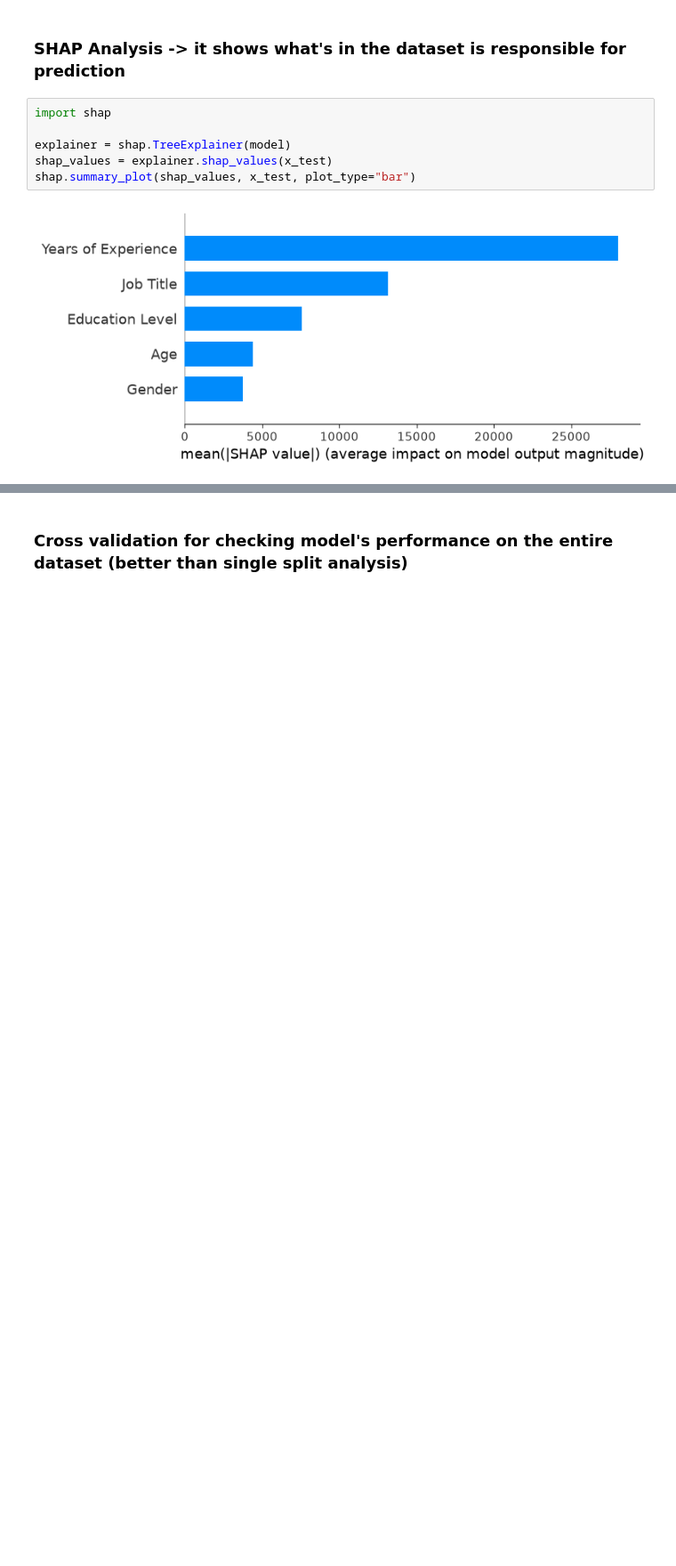
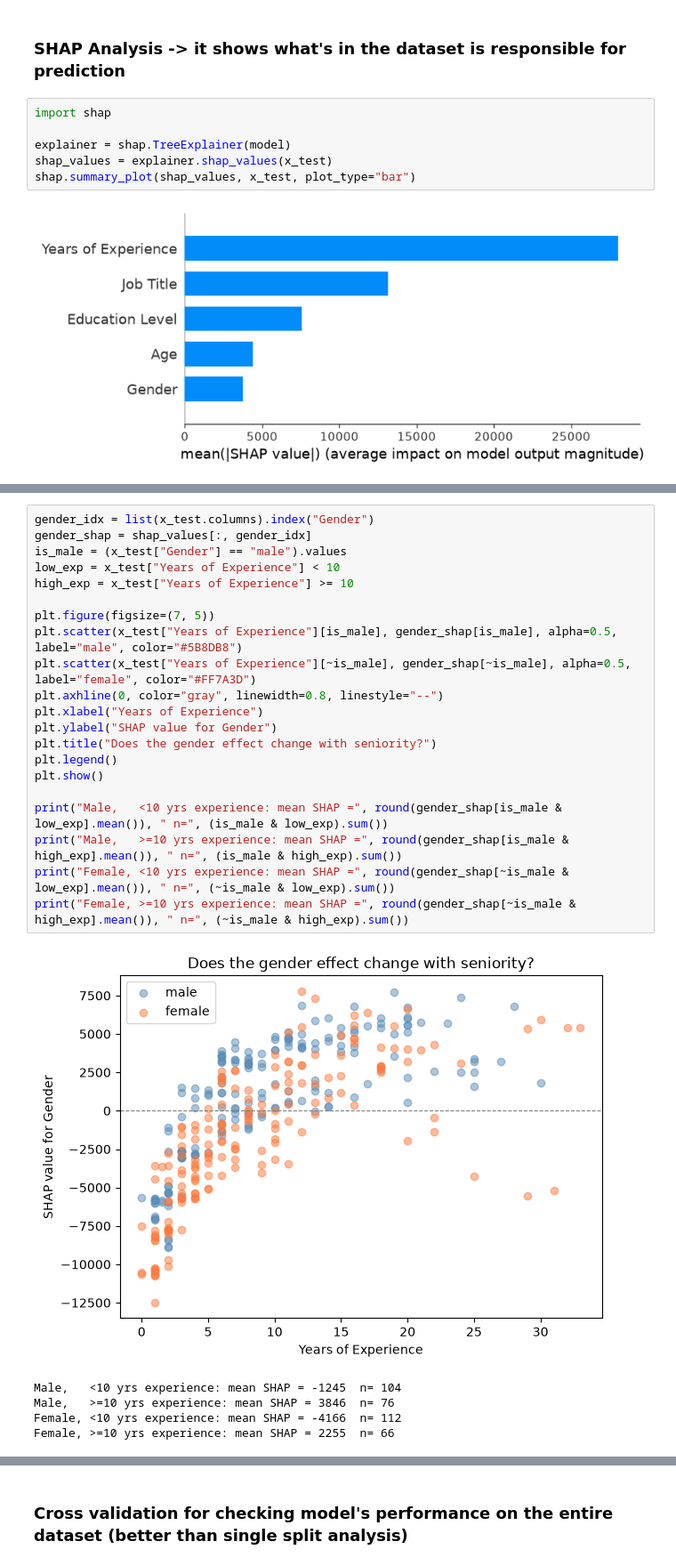
Before and after one commit to IbrahimSharkerMaruf/forge, a Jupyter notebook: salary.ipynb, the cells around one changed output, grey strips where cells are left out. Shown at 89% size. Cells and saved outputs as stored; diff of their text form; blank space fills up the shorter version.

```diff
--- a/salary.ipynb
+++ b/salary.ipynb
@@ -247,0 +268,27 @@ shap.summary_plot(shap_values, x_test, plot_type="bar")
+# %%
+gender_idx = list(x_test.columns).index("Gender")
+gender_shap = shap_values[:, gender_idx]
+is_male = (x_test["Gender"] == "male").values
+low_exp = x_test["Years of Experience"] < 10
+high_exp = x_test["Years of Experience"] >= 10
+
+plt.figure(figsize=(7, 5))
+plt.scatter(x_test["Years of Experience"][is_male], gender_shap[is_male], alpha=0.5, label="male", color="#5B8DB8")
+plt.scatter(x_test["Years of Experience"][~is_male], gender_shap[~is_male], alpha=0.5, label="female", color="#FF7A3D")
+plt.axhline(0, color="gray", linewidth=0.8, linestyle="--")
+plt.xlabel("Years of Experience")
+plt.ylabel("SHAP value for Gender")
+plt.title("Does the gender effect change with seniority?")
+plt.legend()
+plt.show()
+
+print("Male,   <10 yrs experience: mean SHAP =", round(gender_shap[is_male & low_exp].mean()), " n=", (is_male & low_exp).sum())
+print("Male,   >=10 yrs experience: mean SHAP =", round(gender_shap[is_male & high_exp].mean()), " n=", (is_male & high_exp).sum())
+print("Female, <10 yrs experience: mean SHAP =", round(gender_shap[~is_male & low_exp].mean()), " n=", (~is_male & low_exp).sum())
+print("Female, >=10 yrs experience: mean SHAP =", round(gender_shap[~is_male & high_exp].mean()), " n=", (~is_male & high_exp).sum())
+# %% [output]
+[figure, added]
+Male,   <10 yrs experience: mean SHAP = -1245  n= 104
+Male,   >=10 yrs experience: mean SHAP = 3846  n= 76
+Female, <10 yrs experience: mean SHAP = -4166  n= 112
+Female, >=10 yrs experience: mean SHAP = 2255  n= 66
```
Also changed, not shown: parts of 10 cells of this notebook, 4 other files.
